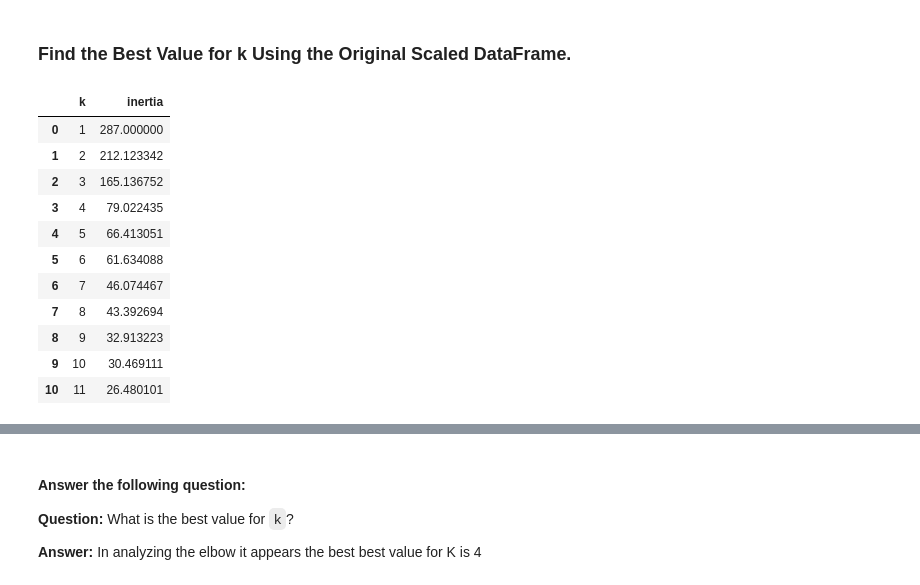
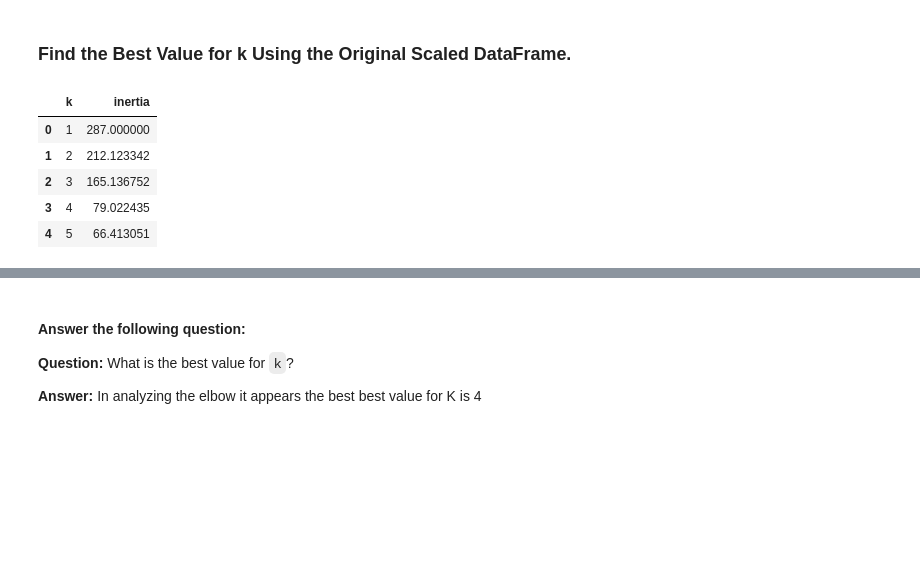
Before and after one commit to xraySMULu/CryptoClustering, a Jupyter notebook: Crypto_Clustering.ipynb, the cells around one changed output, grey strips where cells are left out. Drawn from its saved outputs; the diff is of its cells as text; code cells hidden in the pictures; blank space fills up the shorter version.

```diff
--- a/Crypto_Clustering.ipynb
+++ b/Crypto_Clustering.ipynb
@@ -83,8 +58,10 @@ crypto_market_data_df.hvplot.line(
 ### Prepare the Data
 # %%
 # Use the `StandardScaler()` module from scikit-learn to normalize the data from the CSV file
-crypto_scaled_df=StandardScaler().fit_transform(crypto_market_data_df)
-crypto_scaled_df[:5]
+crypto_scaled=StandardScaler().fit_transform(crypto_market_data_df[["price_change_percentage_24h",
+                    "price_change_percentage_7d","price_change_percentage_14d", "price_change_percentage_30d",
+                    "price_change_percentage_60d", "price_change_percentage_200d", "price_change_percentage_1y"]])
+crypto_scaled[0:5]
 # %% [output]
 array([[ 0.50852937,  0.49319307,  0.77220043,  0.23545963, -0.0674951 ,
         -0.35595348, -0.25163688],
@@ -98,14 +75,14 @@ array([[ 0.50852937,  0.49319307,  0.77220043,  0.23545963, -0.0674951 ,
         -0.49984776, -0.27031695]])
 # %%
 # Create a DataFrame with the scaled data
-crypto_transformed_df= pd.DataFrame(crypto_scaled_df, columns=['price_change_percentage_24h', 'price_change_percentage_7d', 'price_change_percentage_14d', 'price_change_percentage_30d', 'price_change_percentage_60d', 'price_change_percentage_200d',	'price_change_percentage_1y'])
+crypto_scaled_df= pd.DataFrame(crypto_scaled, columns=['price_change_percentage_24h', 'price_change_percentage_7d', 'price_change_percentage_14d', 'price_change_percentage_30d', 'price_change_percentage_60d', 'price_change_percentage_200d',	'price_change_percentage_1y'])
 # Copy the crypto names from the original data
-coins = list(crypto_market_data_df.index) #this returns a list of all the coin names from the original data
-crypto_transformed_df['coin_id']= coins
+#coins = list(crypto_market_data_df.index) #this returns a list of all the coin names from the original data
+crypto_scaled_df['coin_id']= crypto_market_data_df.index
 # Set the coinid column as index
-crypto_transformed_df=crypto_transformed_df.set_index('coin_id')
+crypto_scaled_df=crypto_scaled_df.set_index('coin_id')
 # Display sample data
-crypto_transformed_df
+crypto_scaled_df.head()
 # %% [output]
 |  | price_change_percentage_24h | price_change_percentage_7d | price_change_percentage_14d | price_change_percentage_30d | ... |
 | coin_id |  |  |  |  | ... |
@@ -130,42 +96,36 @@ crypto_transformed_df
 # %%
 # Create a list with the number of k-values to try
 # Use a range from 1 to 11
-k = list(range(1,12))
+k = list(range(1,11))
 
 # Create an empty list to store the inertia values
 inertia = []
 
 # Create a for loop to compute the inertia with each possible value of k
 # Inside the loop:
 # 1. Create a KMeans model using the loop counter for the n_clusters
 # 2. Fit the model to the data using the scaled DataFrame
 # 3. Append the model.inertia_ to the inertia list
 for i in k:
     k_model = KMeans(n_clusters=i, random_state=1)
-    k_model.fit(crypto_transformed_df)
+    k_model.fit(crypto_scaled_df)
     inertia.append(k_model.inertia_)
 
 # Create a dictionary with the data to plot the Elbow curve
 elbow_data = {'k': k, 'inertia': inertia}
 
 # Create a DataFrame with the data to plot the Elbow curve
 df_elbow = pd.DataFrame(elbow_data)
 
 # Display the DataFrame
-df_elbow
+df_elbow.head()
 # %% [output]
 |  | k | inertia |
 | 0 | 1 | 287.000000 |
 | 1 | 2 | 212.123342 |
 | 2 | 3 | 165.136752 |
 | 3 | 4 | 79.022435 |
 | 4 | 5 | 66.413051 |
-| 5 | 6 | 61.634088 |
-| 6 | 7 | 46.074467 |
-| 7 | 8 | 43.392694 |
-| 8 | 9 | 32.913223 |
-| 9 | 10 | 30.469111 |
-| 10 | 11 | 26.480101 |
 # %%
 # Plot a line chart with all the inertia values computed with
 # the different values of k to visually identify the optimal value for k.
```
Also changed, not shown: parts of 19 cells of this notebook.
